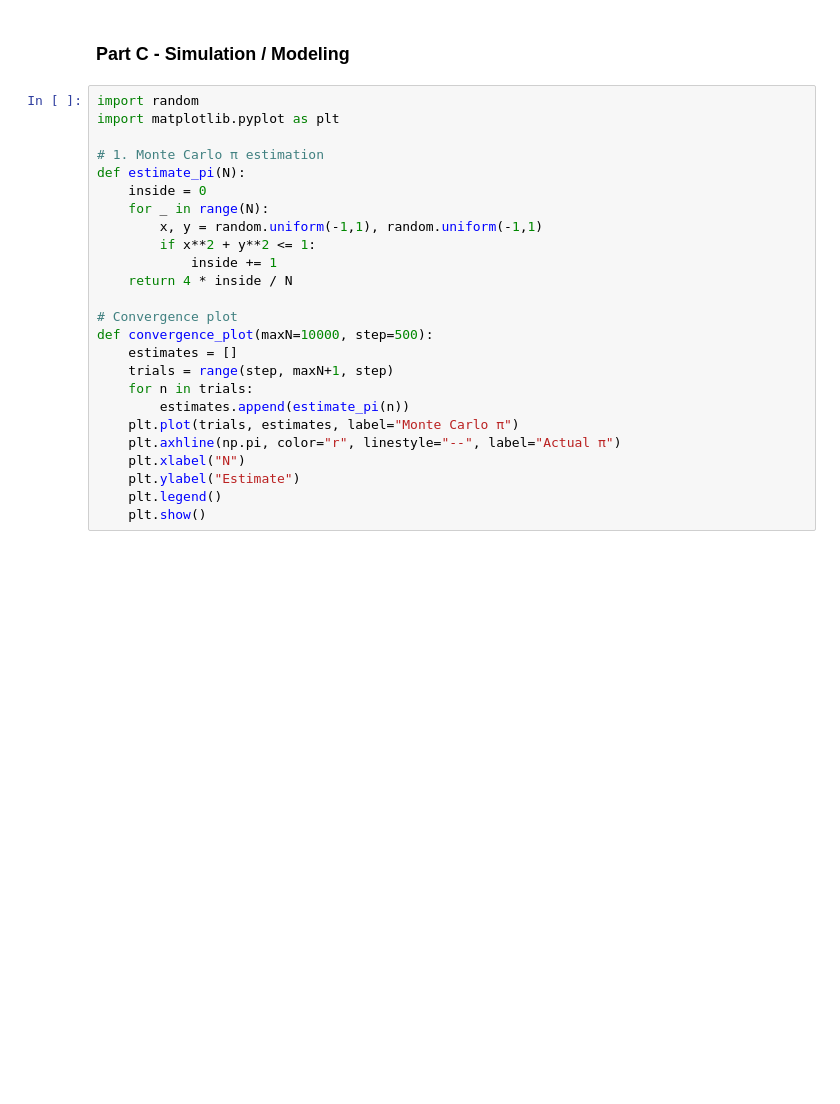
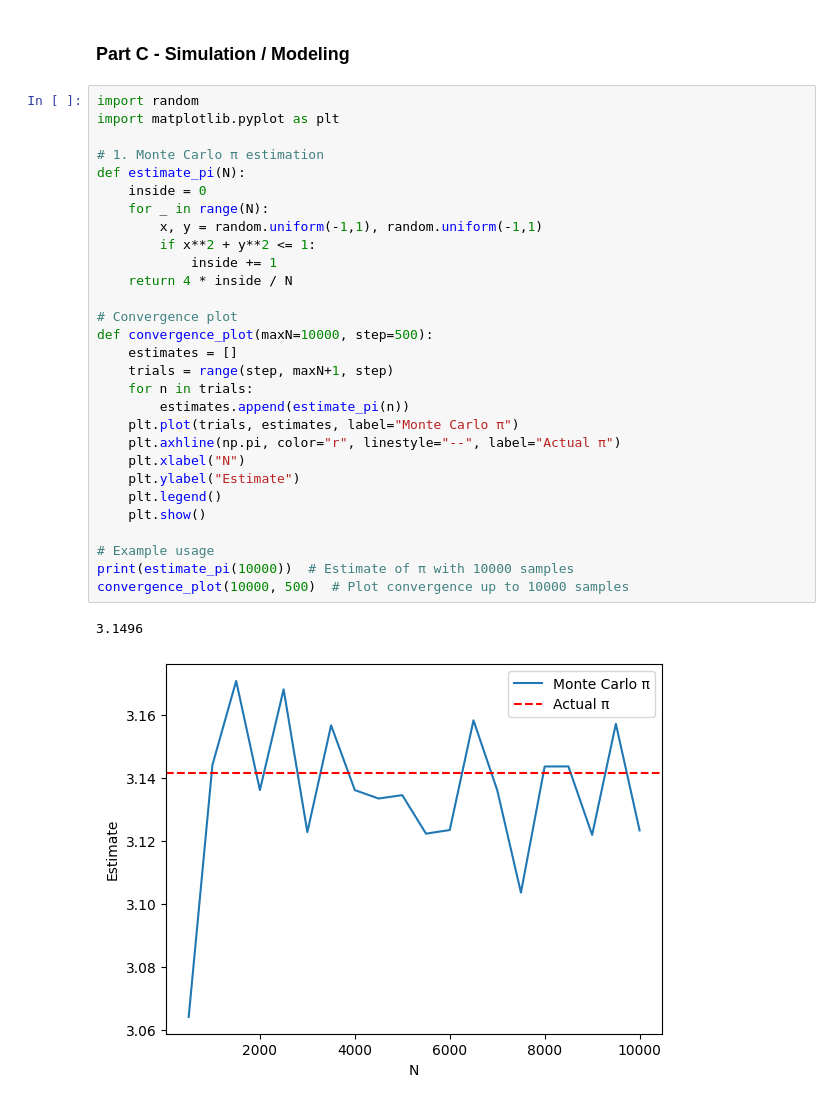
Before and after one commit to LucasEiche/ModLab_groupK, a Jupyter notebook: Project 1/Computational Carpentry Project_group K.ipynb, the cells around one changed output. Drawn from its saved outputs; the diff is of its cells as text; blank space fills up the shorter version.

```diff
--- a/Project 1/Computational Carpentry Project_group K.ipynb
+++ b/Project 1/Computational Carpentry Project_group K.ipynb
@@ -168,28 +184,35 @@ def check_mass_conservation(reactants, products, coeffs):
 # %%
 import random
 import matplotlib.pyplot as plt
 
 # 1. Monte Carlo π estimation
 def estimate_pi(N):
     inside = 0
     for _ in range(N):
         x, y = random.uniform(-1,1), random.uniform(-1,1)
         if x**2 + y**2 <= 1:
             inside += 1
     return 4 * inside / N
 
 # Convergence plot
 def convergence_plot(maxN=10000, step=500):
     estimates = []
     trials = range(step, maxN+1, step)
     for n in trials:
         estimates.append(estimate_pi(n))
     plt.plot(trials, estimates, label="Monte Carlo π")
     plt.axhline(np.pi, color="r", linestyle="--", label="Actual π")
     plt.xlabel("N")
     plt.ylabel("Estimate")
     plt.legend()
     plt.show()
+
+# Example usage
+print(estimate_pi(10000))  # Estimate of π with 10000 samples
+convergence_plot(10000, 500)  # Plot convergence up to 10000 samples
+# %% [output]
+3.1496
+[figure, added]
 # %%
 # 2. Chemistry-inspired Monte Carlo
 def simulate_collisions(M, threshold=5.0, distribution="uniform"):
```
Also changed, not shown: parts of 7 cells of this notebook.
